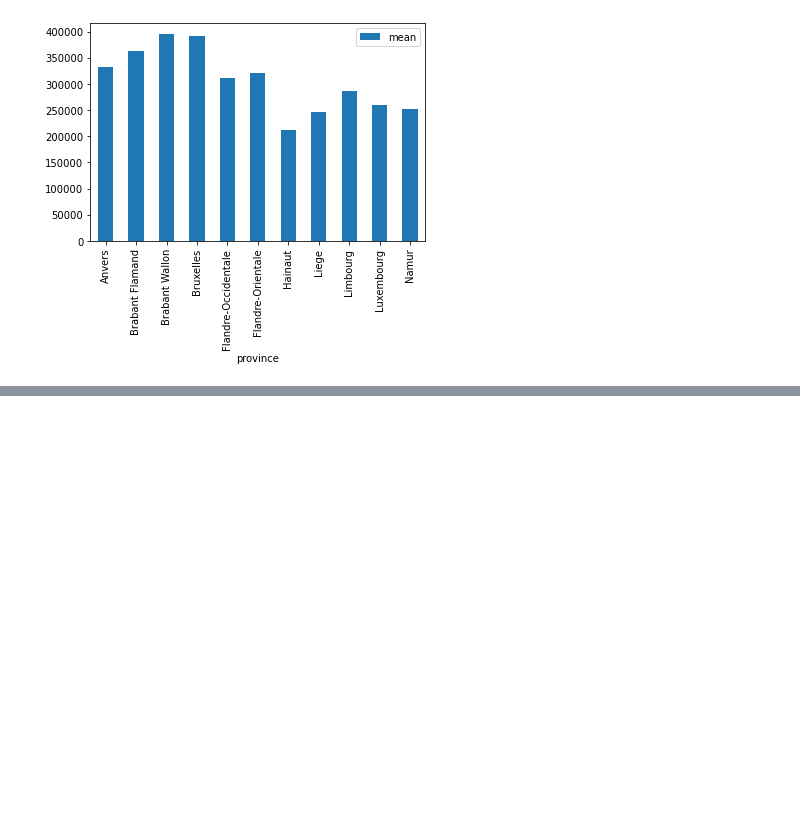
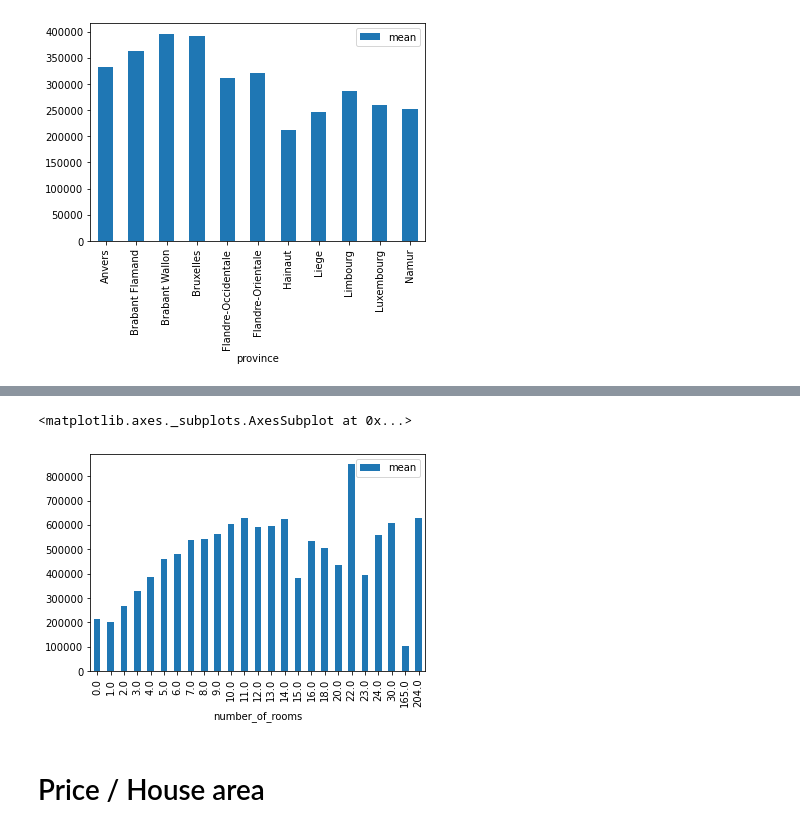
Before and after one commit to Demesmaeker/Immo_data_analysis, a Jupyter notebook: Price_Variable.ipynb, the cells around one changed output, grey strips where cells are left out. Drawn from its saved outputs; the diff is of its cells as text; code cells hidden in the pictures; blank space fills up the shorter version.

```diff
--- a/Price_Variable.ipynb
+++ b/Price_Variable.ipynb
@@ -81,0 +223,2 @@ province_price.plot.bar(x = "province", y = "mean")
+# %%
+price_number_of_rooms = clean(df)
@@ -81,0 +252,2 @@ province_price.plot.bar(x = "province", y = "mean")
+# %%
+price_number_of_rooms = price_number_of_rooms.groupby("number_of_rooms").price.agg(["mean"])
@@ -81,0 +275,9 @@ province_price.plot.bar(x = "province", y = "mean")
+# %%
+price_number_of_rooms.reset_index(level=0, inplace=True)
+# %%
+price_number_of_rooms.plot.bar(x = "number_of_rooms", y = "mean")
+# %% [output]
+<matplotlib.axes._subplots.AxesSubplot at 0x...>
+[figure, added]
+# %% [markdown]
+# Price / House area
```
Also changed, not shown: parts of 75 cells of this notebook.
